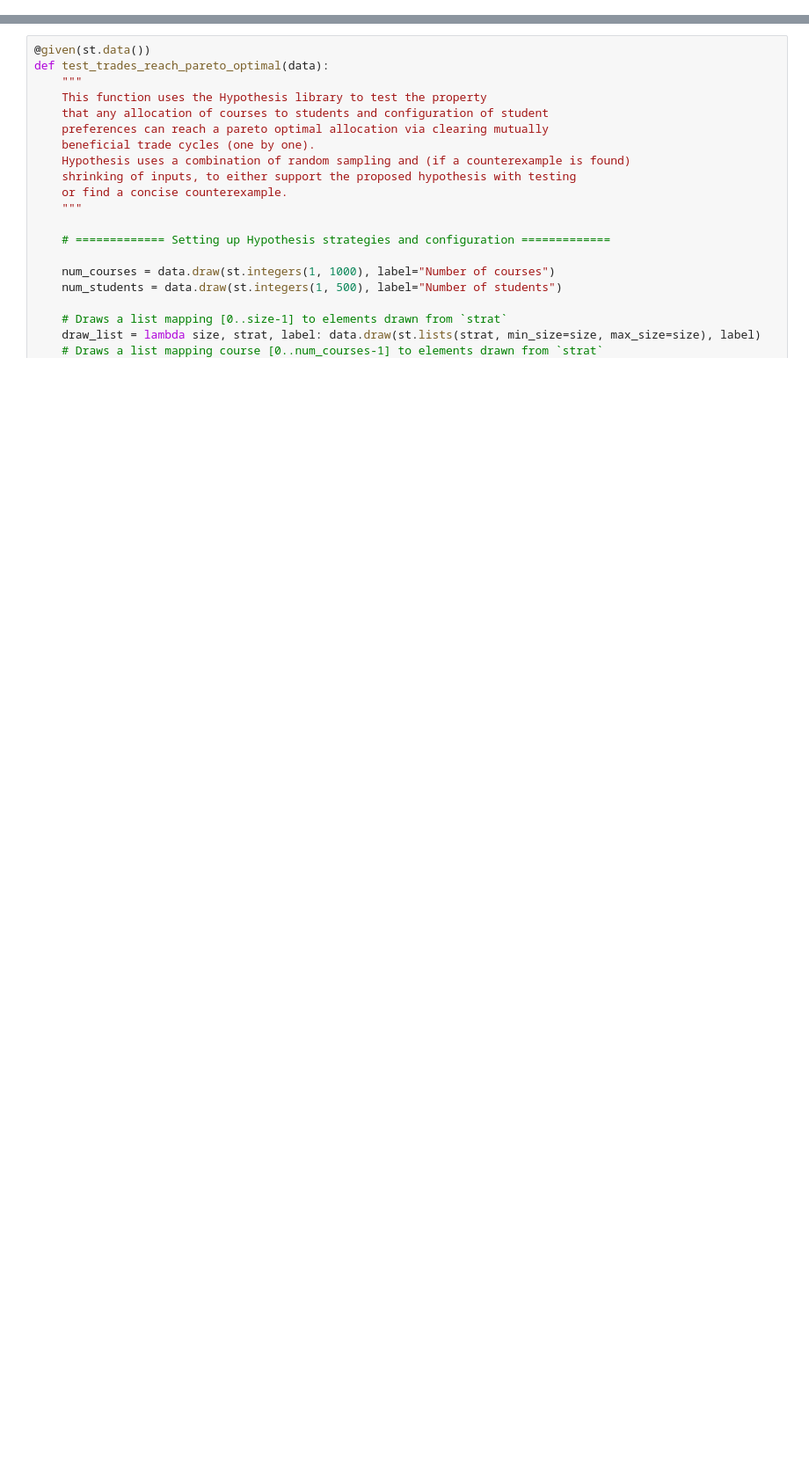
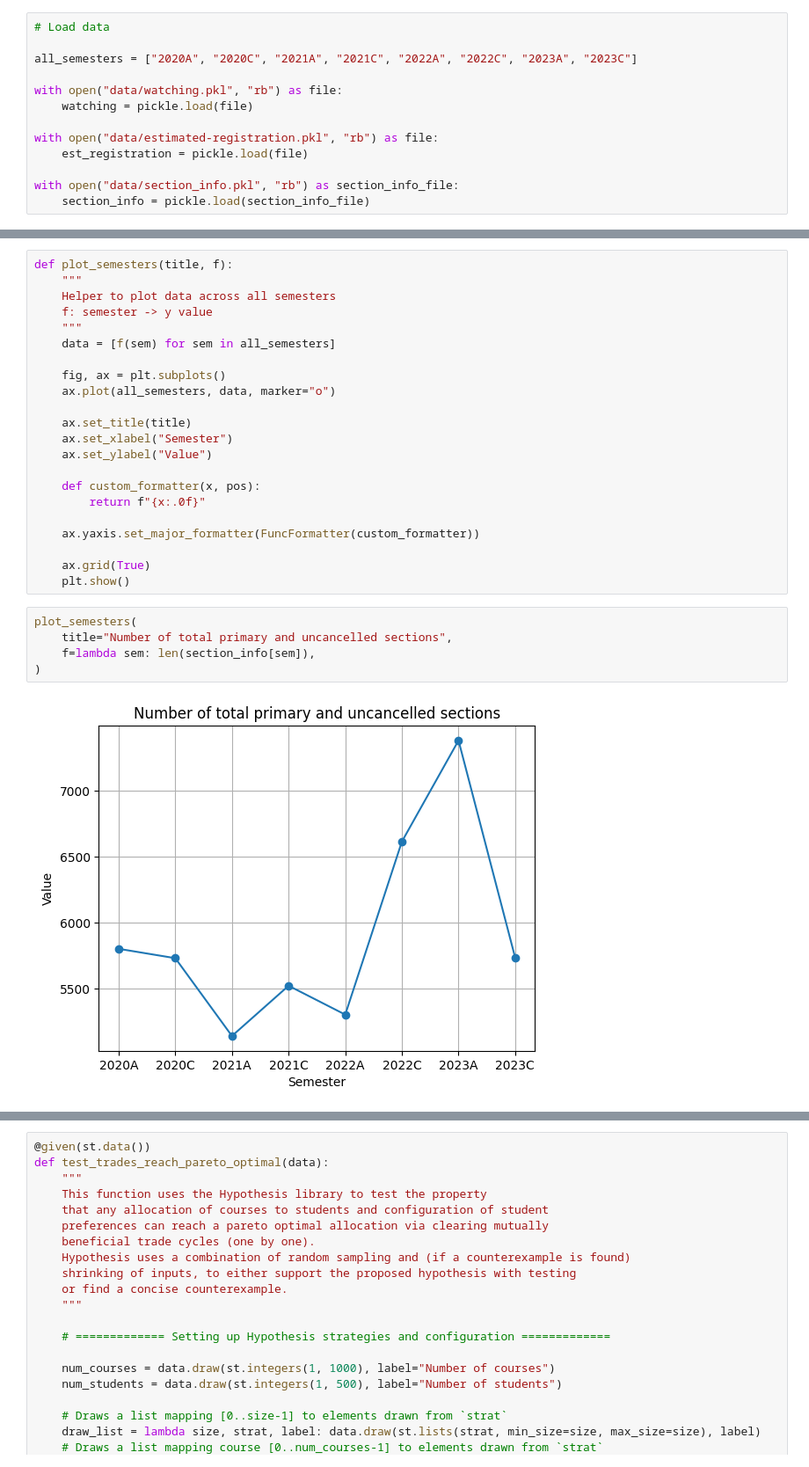
Before and after one commit to mureytasroc/course-trading, a Jupyter notebook: pareto_optimality.ipynb, the cells around one changed output, grey strips where cells are left out. Shown: that part at 88% size. Drawn from its saved outputs; the diff is of its cells as text; blank space fills up the shorter version.

```diff
--- a/pareto_optimality.ipynb
+++ b/pareto_optimality.ipynb
@@ -35,0 +183,13 @@ def clear_trades(num_courses, num_students, desired_num_courses, course_preferen
+# %%
+# Load data
+
+all_semesters = ["2020A", "2020C", "2021A", "2021C", "2022A", "2022C", "2023A", "2023C"]
+
+with open("data/watching.pkl", "rb") as file:
+    watching = pickle.load(file)
+
+with open("data/estimated-registration.pkl", "rb") as file:
+    est_registration = pickle.load(file)
+
+with open("data/section_info.pkl", "rb") as section_info_file:
+    section_info = pickle.load(section_info_file)
@@ -35,0 +239,29 @@ def clear_trades(num_courses, num_students, desired_num_courses, course_preferen
+# %%
+def plot_semesters(title, f):
+    """
+    Helper to plot data across all semesters
+    f: semester -> y value
+    """
+    data = [f(sem) for sem in all_semesters]
+
+    fig, ax = plt.subplots()
+    ax.plot(all_semesters, data, marker="o")
+
+    ax.set_title(title)
+    ax.set_xlabel("Semester")
+    ax.set_ylabel("Value")
+
+    def custom_formatter(x, pos):
+        return f"{x:.0f}"
+
+    ax.yaxis.set_major_formatter(FuncFormatter(custom_formatter))
+
+    ax.grid(True)
+    plt.show()
+# %%
+plot_semesters(
+    title="Number of total primary and uncancelled sections",
+    f=lambda sem: len(section_info[sem]),
+)
+# %% [output]
+[figure, added]
```
Also changed, not shown: parts of 50 cells of this notebook, 5 other files.
